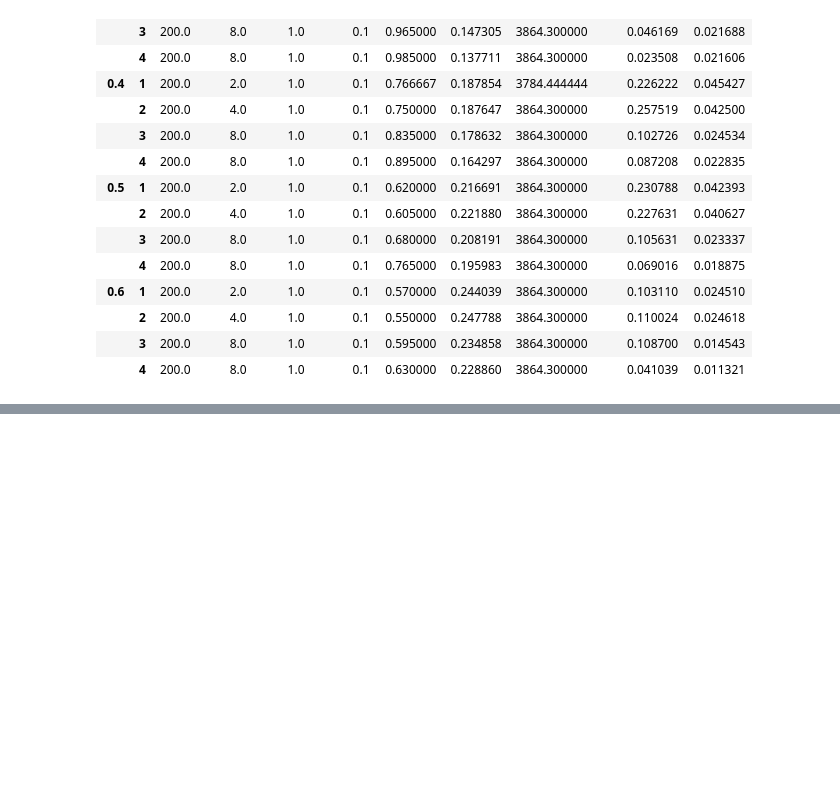
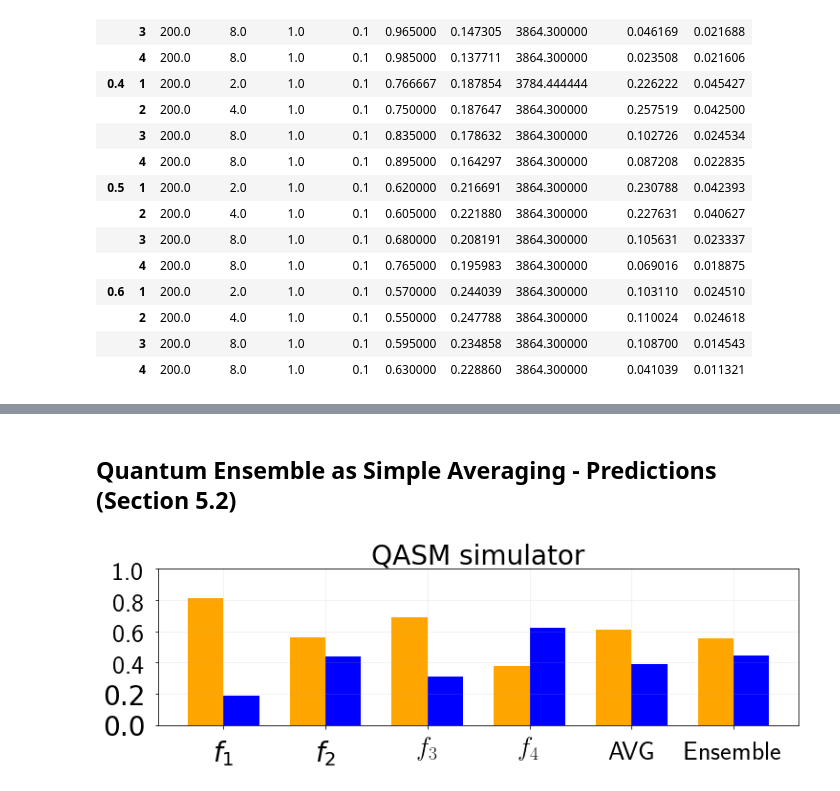
Before and after one commit to amacaluso/Quantum-Ensemble-for-Classification, a Jupyter notebook: notebooks/viz_results.ipynb, the cells around one changed output, grey strips where cells are left out. Drawn from its saved outputs; the diff is of its cells as text; code cells hidden in the pictures; blank space fills up the shorter version.

Commit message:
Code notebook for section 5.2 completed. Comments to check.

```diff
--- a/notebooks/viz_results.ipynb
+++ b/notebooks/viz_results.ipynb
@@ -244,0 +249,40 @@ plot_ensemble_results(data, palette=[220,10], y_name='accuracy',
+# %% [markdown]
+## Quantum Ensemble as Simple Averaging - Predictions (Section 5.2)
+# %%
+data_sim = pd.read_csv('output/sim_results.csv')
+out_sim = data_sim.values.tolist()
+# %%
+def plot_cls(predictions,
+             #labels=['$f_1$', '$f_2$', '$f_3$', '$f_4$', 'AVG', '$Ensemble$'],
+             title='Test point classification',
+             file='ens_vs_single.png'):
+    fontsize=28
+    N = len(predictions)
+    fig, ax = plt.subplots(figsize=(12,3))
+    plt.rc('text', usetex=True)
+    #plt.rc('font', family='serif')
+    ind = np.arange(N)  # the x locations for the groups
+    width = 0.35  # the width of the bars
+    prob_0 = [p[0] for p in predictions]
+    prob_1 = [p[1] for p in predictions]
+    # label = [l['label'] for l in dictionary]
+    pl1 = ax.bar(ind, prob_0, width, bottom=0, color='orange')
+    pl2 = ax.bar(ind + width, prob_1, width, bottom=0, color='blue')
+    ax.set_title(title, size=fontsize)#, y=0, pad=-65)
+    ax.set_xticks(ind + width / 2)
+    ax.set_xticklabels([r'$f_1$', r'$f_2$', r'$f_3$', r'$f_4$', 'AVG', 'Ensemble'], size=fontsize)
+    ax.set_yticklabels([0.0, 0.2, 0.4, 0.6, 0.8, 1.0],size=fontsize)
+    # ax.legend((pl1[0], pl2[0]), (r'$P(\tilde{y}=0)$', r'$P(\tilde{y}=1)$'), prop=dict(size=20))
+    ax.autoscale_view()
+    plt.ylim(0, 1)
+    #plt.xlabel('Classifier', fontsize=18)
+    #plt.xlabel(r'$P(\tilde{y})')
+    plt.grid(alpha=.2)
+    ax.tick_params(pad=10)
+    if file is not None:
+        plt.savefig('output/' + file + '.png', dpi=200,  bbox_inches='tight')
+    plt.show()
+# %%
+plot_cls(out_sim, title= 'QASM simulator', file='SIM_ens_vs_single')
+# %% [output]
+[figure, added]
```
Also changed, not shown: parts of 14 cells of this notebook, 5 other files.
